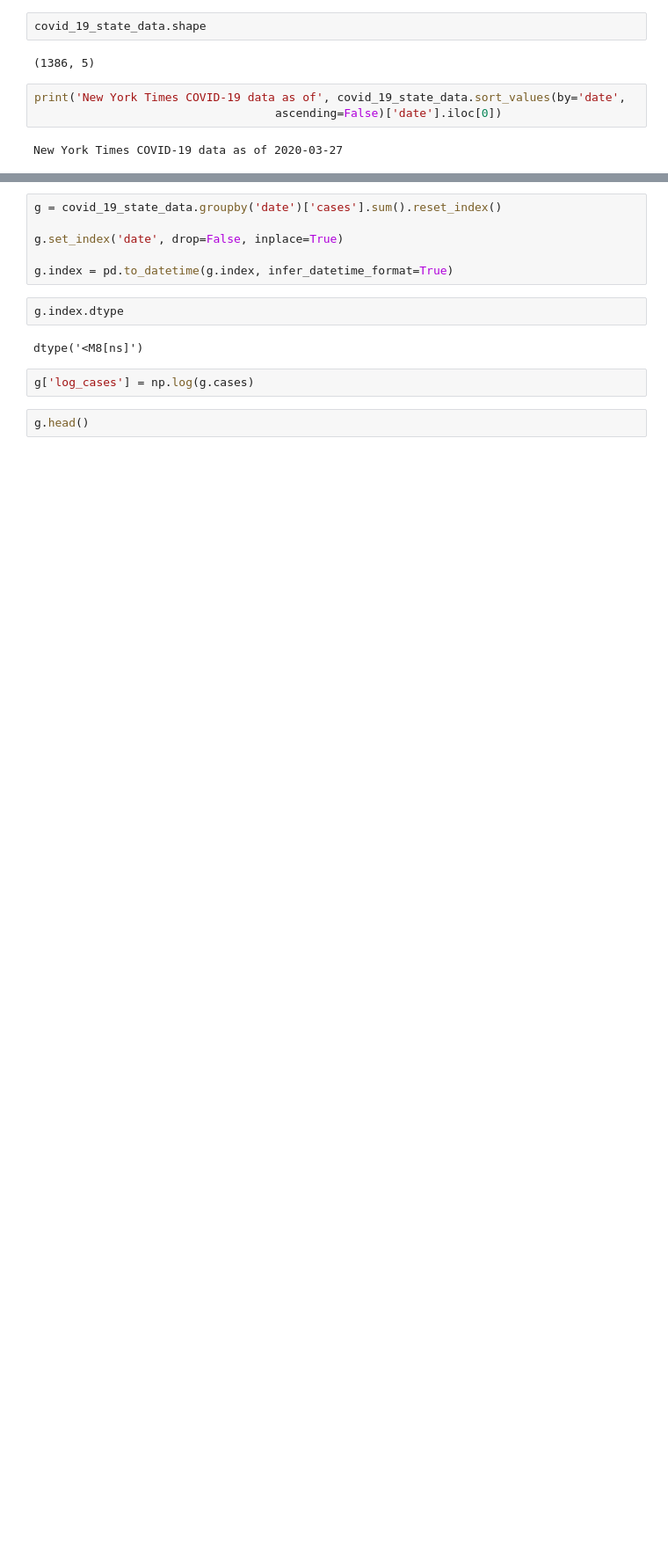
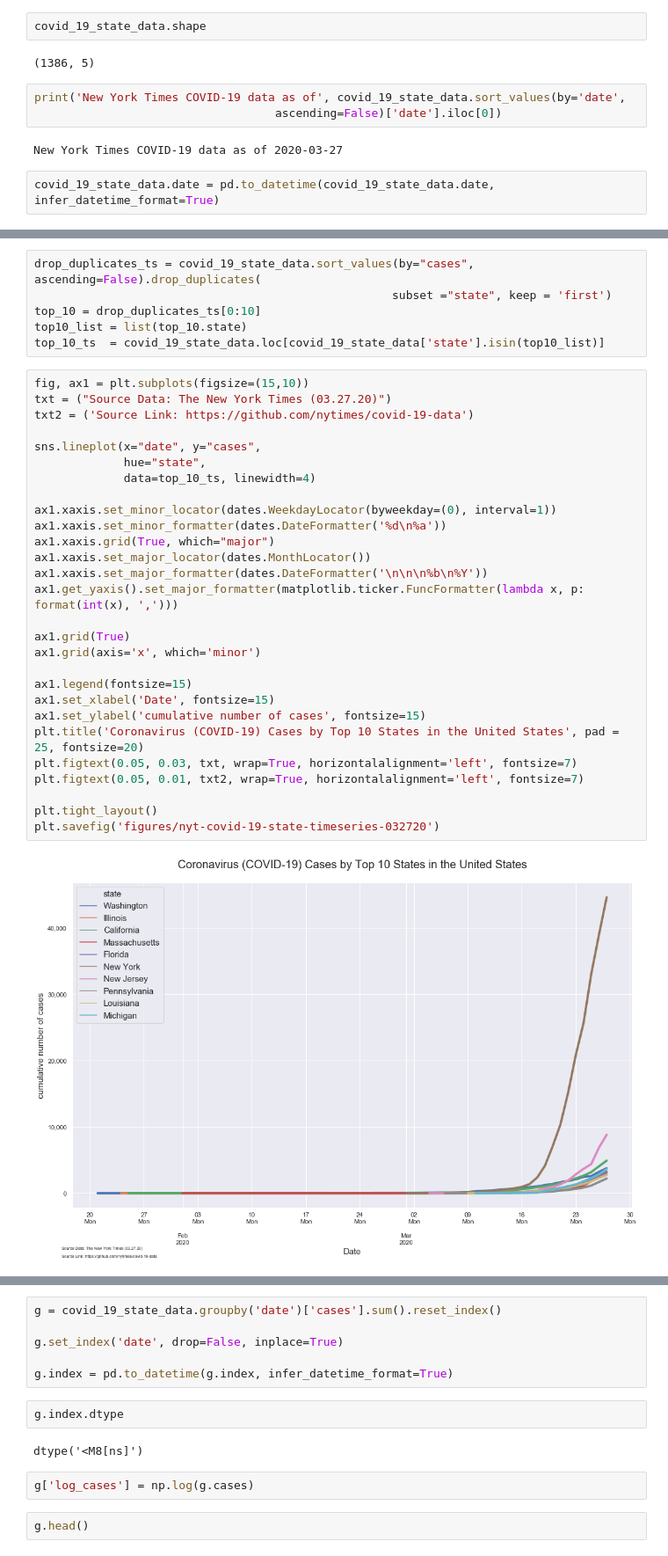
Before and after one commit to mebauer/covid-19-states, a Jupyter notebook: covid-19-data.ipynb, the cells around one changed output, grey strips where cells are left out. Shown at 88% size. Cells and saved outputs as stored; diff of their text form; blank space fills up the shorter version.

Commit message:
adding timeseries by state

```diff
--- a/covid-19-data.ipynb
+++ b/covid-19-data.ipynb
@@ -74,3 +74,5 @@ print('New York Times COVID-19 data as of', covid_19_state_data.sort_values(by='
                                    ascending=False)['date'].iloc[0])
 # %% [output]
 New York Times COVID-19 data as of 2020-03-27
+# %%
+covid_19_state_data.date = pd.to_datetime(covid_19_state_data.date, infer_datetime_format=True)
@@ -76,0 +88,36 @@ New York Times COVID-19 data as of 2020-03-27
+# %%
+drop_duplicates_ts = covid_19_state_data.sort_values(by="cases", ascending=False).drop_duplicates(
+                                                    subset ="state", keep = 'first')
+top_10 = drop_duplicates_ts[0:10]
+top10_list = list(top_10.state)
+top_10_ts  = covid_19_state_data.loc[covid_19_state_data['state'].isin(top10_list)]
+# %%
+fig, ax1 = plt.subplots(figsize=(15,10))
+txt = ("Source Data: The New York Times (03.27.20)")
+txt2 = ('Source Link: https://github.com/nytimes/covid-19-data')
+
+sns.lineplot(x="date", y="cases",
+             hue="state",
+             data=top_10_ts, linewidth=4)
+
+ax1.xaxis.set_minor_locator(dates.WeekdayLocator(byweekday=(0), interval=1))
+ax1.xaxis.set_minor_formatter(dates.DateFormatter('%d\n%a'))
+ax1.xaxis.grid(True, which="major")
+ax1.xaxis.set_major_locator(dates.MonthLocator())
+ax1.xaxis.set_major_formatter(dates.DateFormatter('\n\n\n%b\n%Y'))
+ax1.get_yaxis().set_major_formatter(matplotlib.ticker.FuncFormatter(lambda x, p: format(int(x), ',')))
+
+ax1.grid(True)
+ax1.grid(axis='x', which='minor')
+
+ax1.legend(fontsize=15)
+ax1.set_xlabel('Date', fontsize=15)
+ax1.set_ylabel('cumulative number of cases', fontsize=15)
+plt.title('Coronavirus (COVID-19) Cases by Top 10 States in the United States', pad = 25, fontsize=20)
+plt.figtext(0.05, 0.03, txt, wrap=True, horizontalalignment='left', fontsize=7)
+plt.figtext(0.05, 0.01, txt2, wrap=True, horizontalalignment='left', fontsize=7)
+
+plt.tight_layout()
+plt.savefig('figures/nyt-covid-19-state-timeseries-032720')
+# %% [output]
+[figure, added]
```
Also changed, not shown: parts of 2 cells of this notebook, 3 other files.
